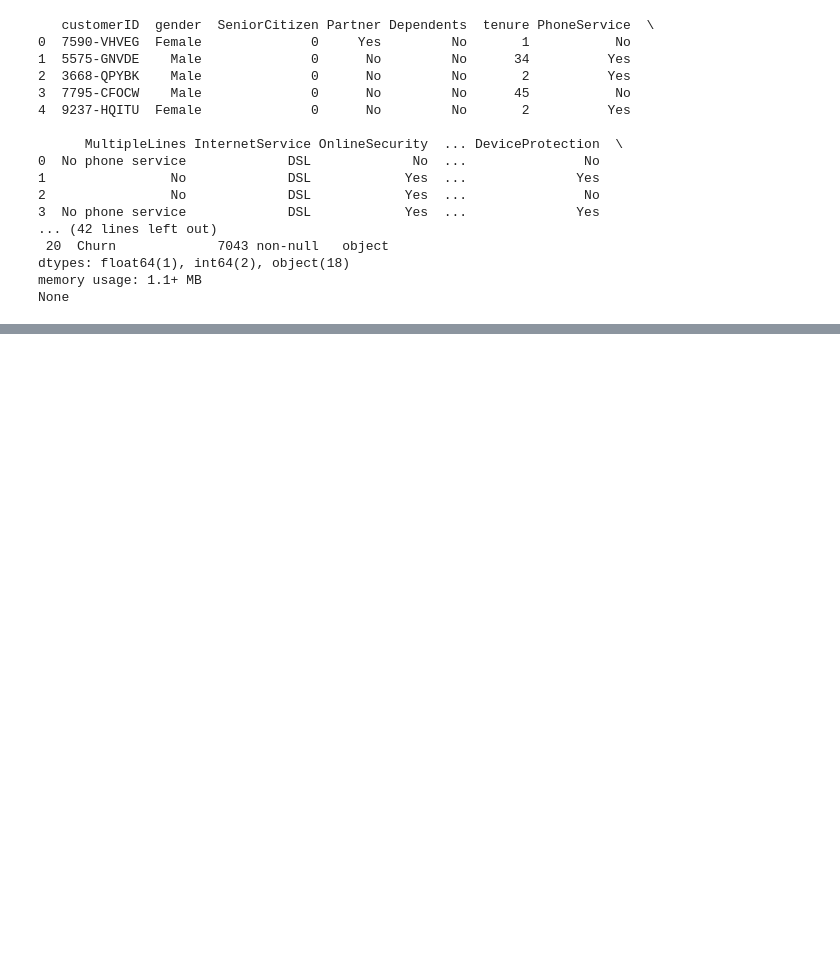
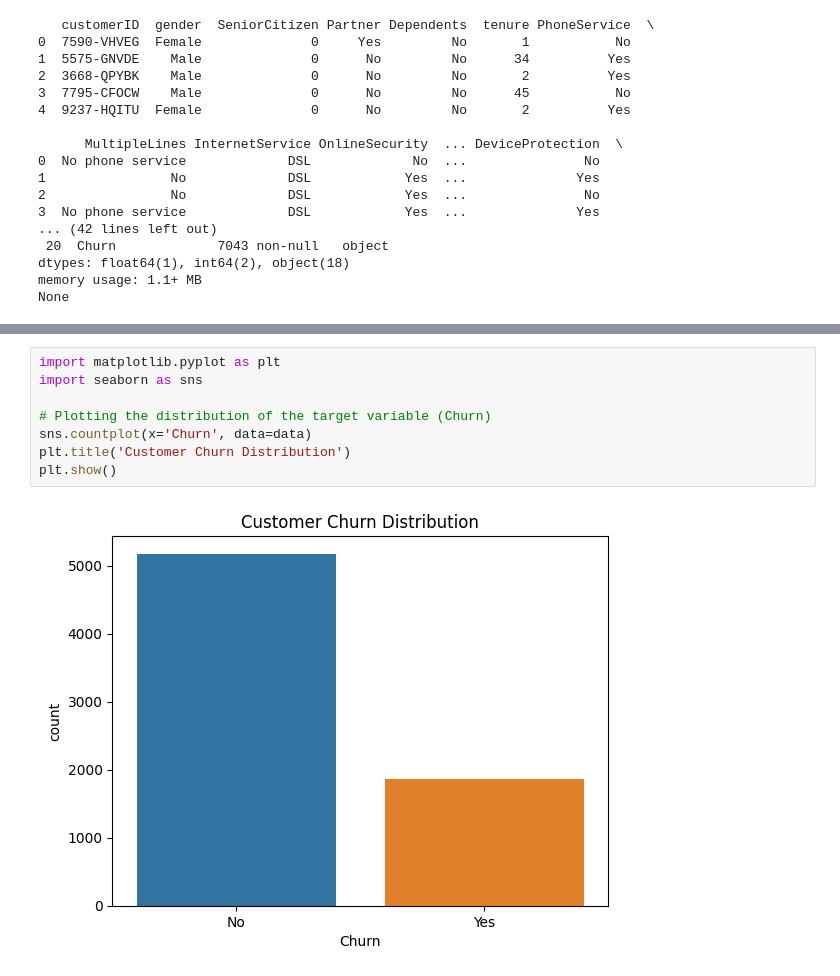
Before and after one commit to SC1DR-OFFICIAL/ClientRetentionAI, a Jupyter notebook: clientretentionai.ipynb, the cells around one changed output, grey strips where cells are left out. Saved outputs shown, nothing was run; the diff lists cells and outputs as text; blank space fills up the shorter version.

```diff
--- a/clientretentionai.ipynb
+++ b/clientretentionai.ipynb
@@ -51,0 +92,10 @@ None
+# %%
+import matplotlib.pyplot as plt
+import seaborn as sns
+
+# Plotting the distribution of the target variable (Churn)
+sns.countplot(x='Churn', data=data)
+plt.title('Customer Churn Distribution')
+plt.show()
+# %% [output]
+[figure, added]
```
Also changed, not shown: parts of 6 cells of this notebook.
